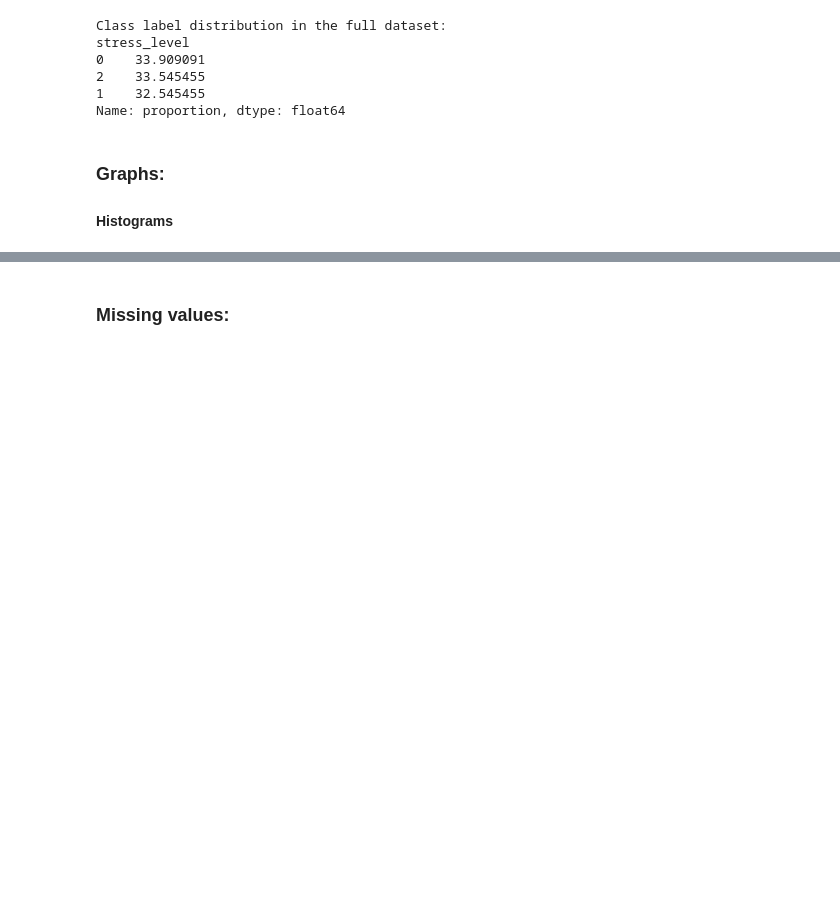
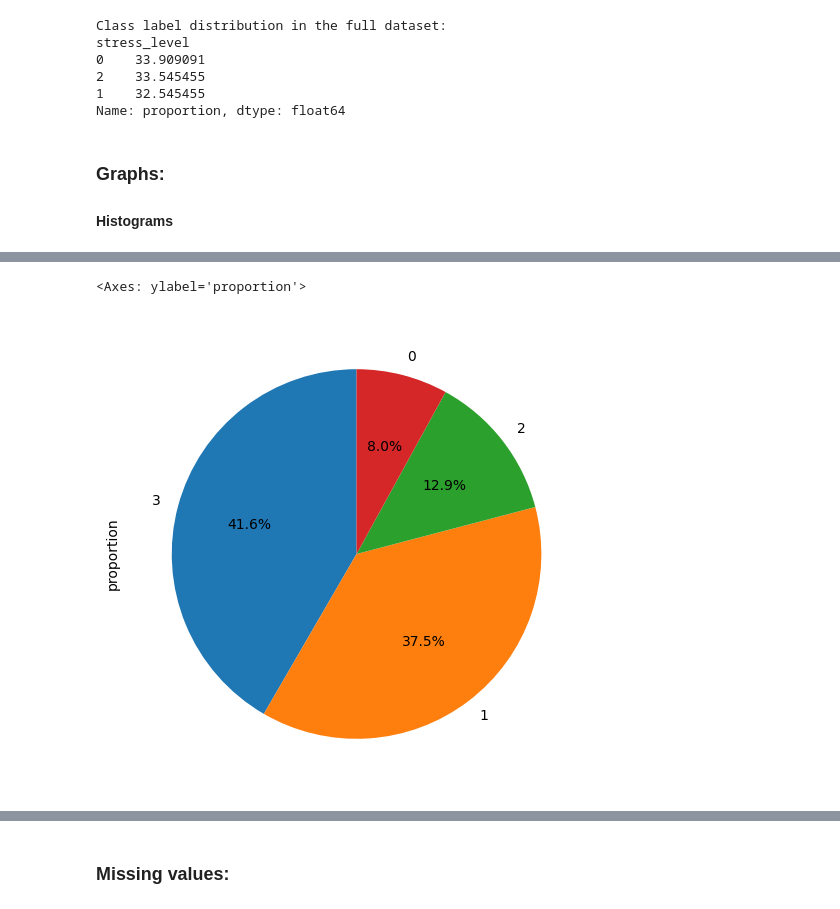
Before and after one commit to Jana18kh/Project, a Jupyter notebook: Project.ipynb, the cells around one changed output, grey strips where cells are left out. Saved outputs shown, nothing was run; the diff lists cells and outputs as text; code cells hidden in the pictures; blank space fills up the shorter version.

```diff
--- a/Project.ipynb
+++ b/Project.ipynb
@@ -84,0 +94,6 @@ plt.show()
+# %%
+data2 = df['social_support'].value_counts(normalize=True)*100
+data2.plot.pie(autopct='%1.1f%%', figsize=(6,6), startangle=90)
+# %% [output]
+<Axes: ylabel='proportion'>
+[figure, added]
```
Also changed, not shown: parts of 6 cells of this notebook.
